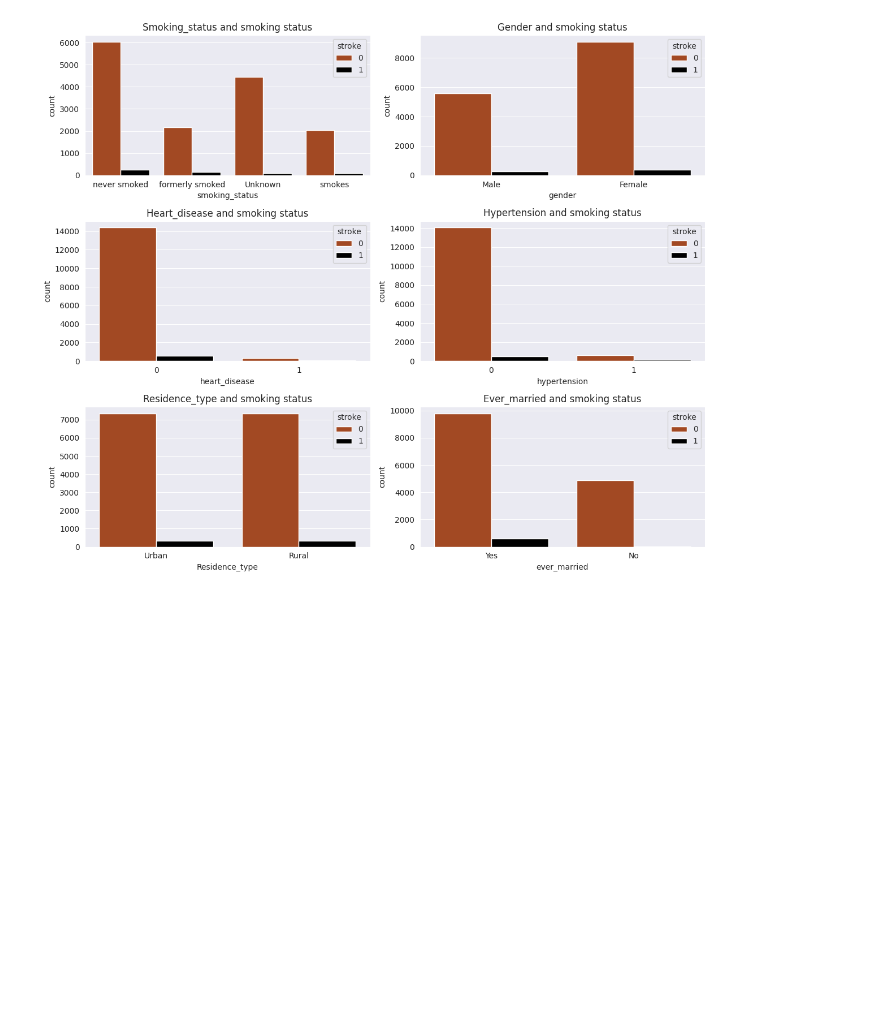
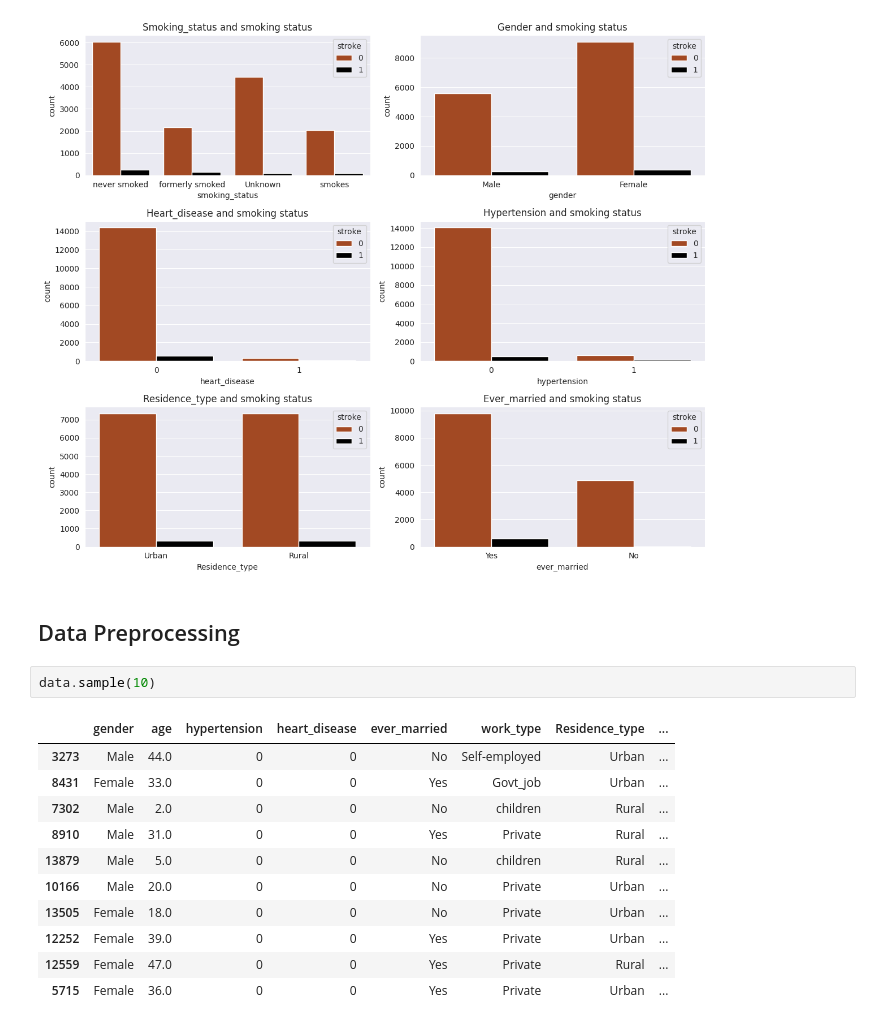
Before and after one commit to kamijoseph/Brain-Stroke-Diagnosis-ML-Prediction, a Jupyter notebook: notebooks/main.ipynb, the cells around one changed output. Saved outputs shown, nothing was run; the diff lists cells and outputs as text; blank space fills up the shorter version.

```diff
--- a/notebooks/main.ipynb
+++ b/notebooks/main.ipynb
@@ -483,3 +488,19 @@ plt.tight_layout()
 plt.show()
 # %% [output]
 [figure]
+# %% [markdown]
+## Data Preprocessing
+# %%
+data.sample(10)
+# %% [output]
+|  | gender | age | hypertension | heart_disease | ever_married | work_type | Residence_type | ... |
+| 3273 | Male | 44.0 | 0 | 0 | No | Self-employed | Urban | ... |
+| 8431 | Female | 33.0 | 0 | 0 | Yes | Govt_job | Urban | ... |
+| 7302 | Male | 2.0 | 0 | 0 | No | children | Rural | ... |
+| 8910 | Male | 31.0 | 0 | 0 | Yes | Private | Rural | ... |
+| 13879 | Male | 5.0 | 0 | 0 | No | children | Rural | ... |
+| 10166 | Male | 20.0 | 0 | 0 | No | Private | Urban | ... |
+| 13505 | Female | 18.0 | 0 | 0 | No | Private | Urban | ... |
+| 12252 | Female | 39.0 | 0 | 0 | Yes | Private | Urban | ... |
+| 12559 | Female | 47.0 | 0 | 0 | Yes | Private | Rural | ... |
+| 5715 | Female | 36.0 | 0 | 0 | Yes | Private | Urban | ... |
```
Also changed, not shown: parts of 5 cells of this notebook.
